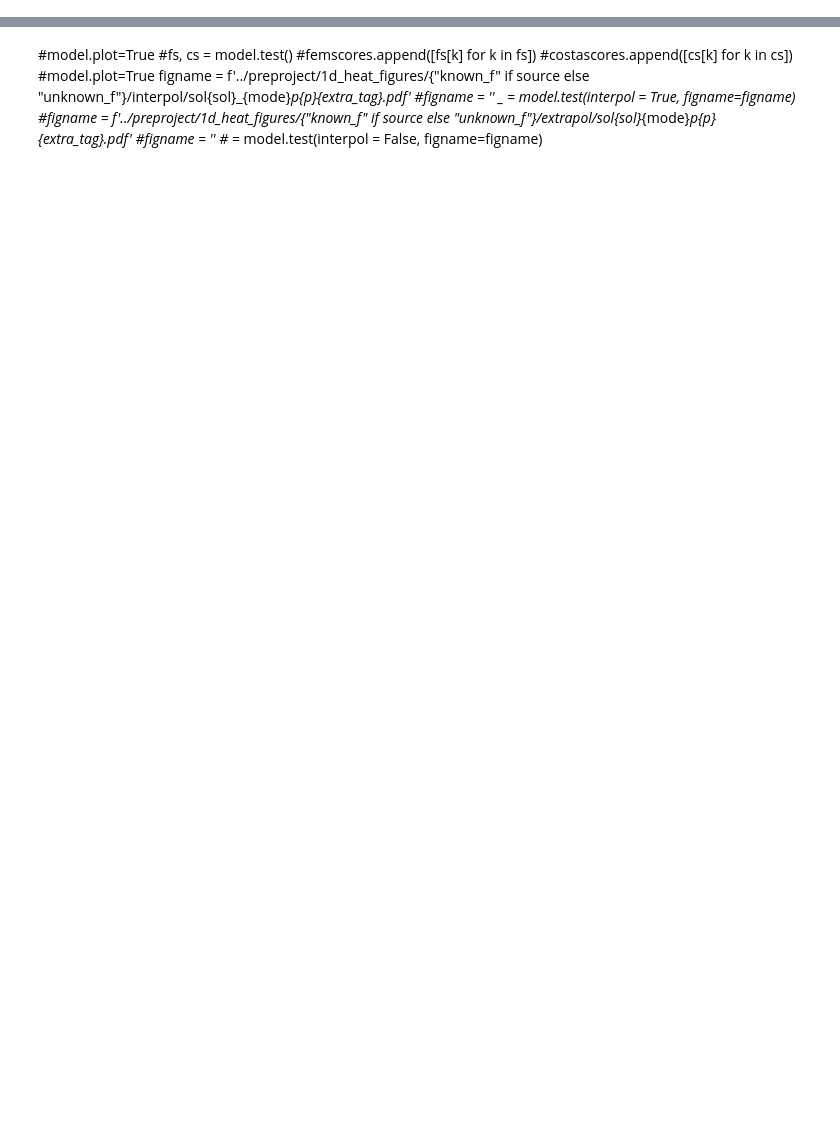
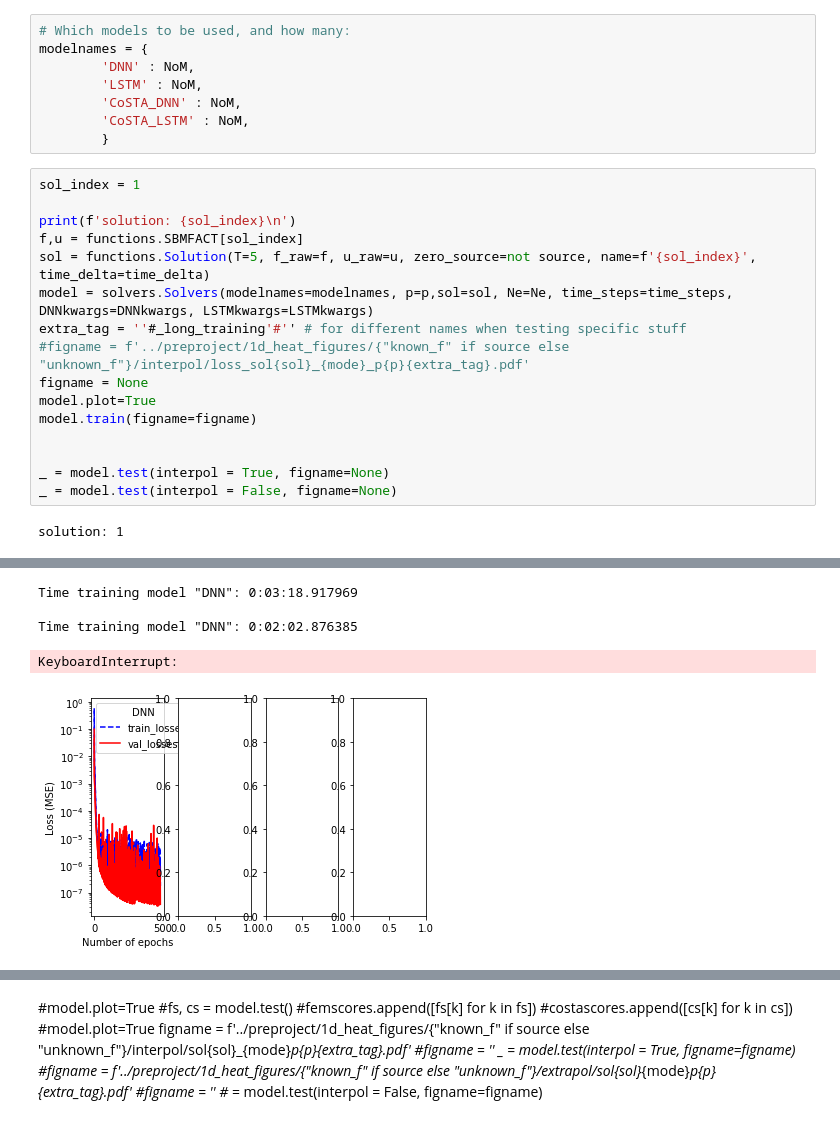
Before and after one commit to sondsorb/FEM_CoSTA, a Jupyter notebook: testing.ipynb, the cells around one changed output, grey strips where cells are left out. Saved outputs shown, nothing was run; the diff lists cells and outputs as text; blank space fills up the shorter version.

```diff
--- a/testing.ipynb
+++ b/testing.ipynb
@@ -66,3 +75,29 @@ print(f'Using p={p}')
 Testing with mode "quick_test"...
 Using unknown source (i.e. guessing zero)
 Using p=2
+# %%
+# Which models to be used, and how many:
+modelnames = {
+        'DNN' : NoM,
+        'LSTM' : NoM,
+        'CoSTA_DNN' : NoM,
+        'CoSTA_LSTM' : NoM,
+        }
+# %%
+sol_index = 1
+
+print(f'solution: {sol_index}\n')
+f,u = functions.SBMFACT[sol_index]
+sol = functions.Solution(T=5, f_raw=f, u_raw=u, zero_source=not source, name=f'{sol_index}', time_delta=time_delta)
+model = solvers.Solvers(modelnames=modelnames, p=p,sol=sol, Ne=Ne, time_steps=time_steps, DNNkwargs=DNNkwargs, LSTMkwargs=LSTMkwargs)
+extra_tag = ''#_long_training'#'' # for different names when testing specific stuff
+#figname = f'../preproject/1d_heat_figures/{"known_f" if source else "unknown_f"}/interpol/loss_sol{sol}_{mode}_p{p}{extra_tag}.pdf'
+figname = None
+model.plot=True
+model.train(figname=figname)
+
+
+_ = model.test(interpol = True, figname=None)
+_ = model.test(interpol = False, figname=None)
+# %% [output]
+solution: 1
@@ -68,0 +130,5 @@ Using p=2
+Time training model "DNN": 0:03:18.917969
+
+Time training model "DNN": 0:02:02.876385
+KeyboardInterrupt:
+[figure, added]
```
Also changed, not shown: parts of 11 cells of this notebook, 14 other files.
